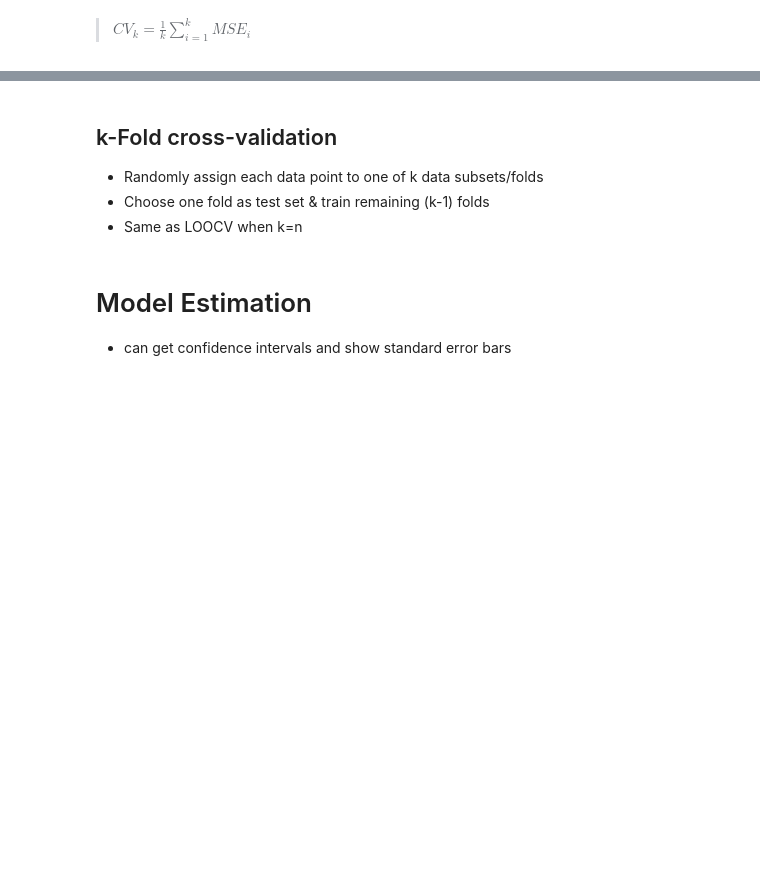
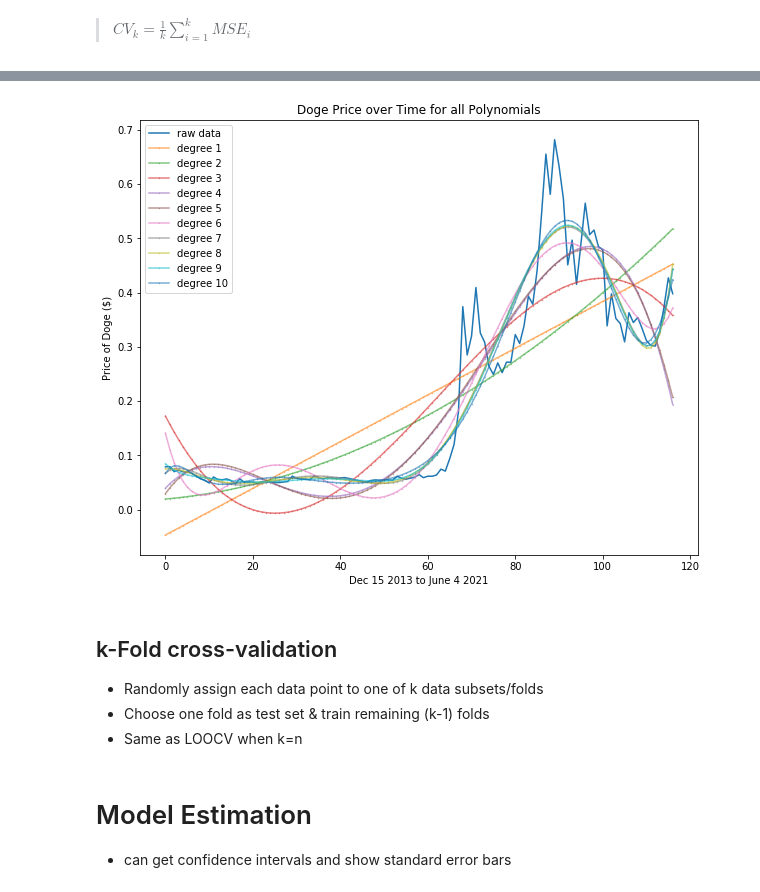
Before and after one commit to vchou105/COGS109FinalProject, a Jupyter notebook: DOGE-Bitcoin.ipynb, the cells around one changed output, grey strips where cells are left out. Drawn from its saved outputs; the diff is of its cells as text; code cells hidden in the pictures; blank space fills up the shorter version.

```diff
--- a/DOGE-Bitcoin.ipynb
+++ b/DOGE-Bitcoin.ipynb
@@ -283,3 +310,19 @@ Name: price, Length: 116, dtype: float64
+# %%
+# plot models of all the polynomial degrees
+plt.figure(figsize=(10,8))
+plt.plot(doge_x2, d_price, label="raw data")
+
+for x in range(len(model_min)):
+    m = model_min[x]
+    y_doge = m(range(len(doge)))
+
+    plt.plot(doge_x2, y_doge, '-o',markersize=0.4, label='degree %s' % (x+1), alpha=0.6)
+    plt.xlabel(x2_label)
+    plt.ylabel('Price of Doge ($)')
+    plt.title('Doge Price over Time for all Polynomials')
+    plt.legend()
+# %% [output]
+[figure, added]
 # %% [markdown]
 ## k-Fold cross-validation
 - Randomly assign each data point to one of k data subsets/folds
```
Also changed, not shown: parts of 20 cells of this notebook.
